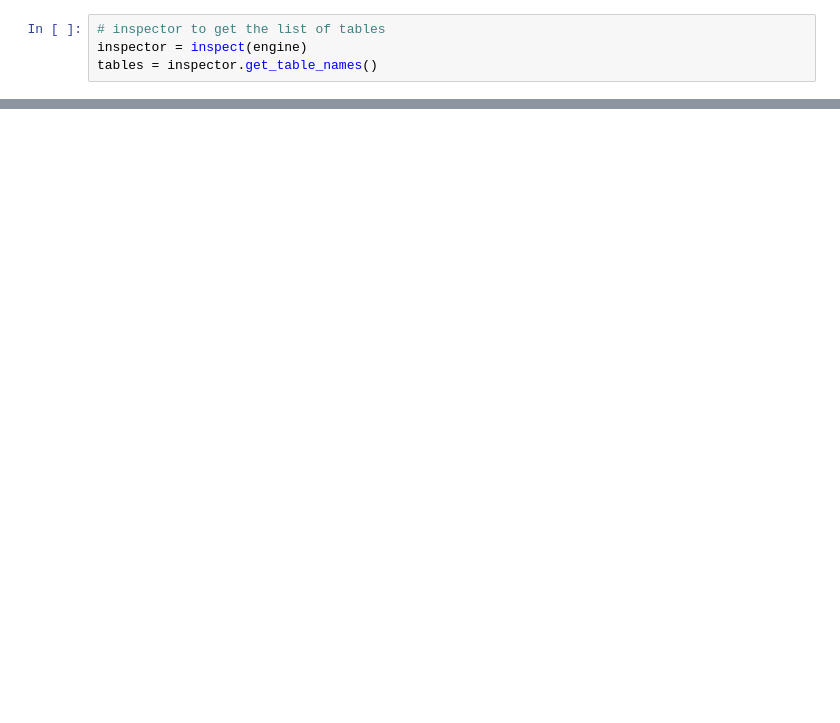
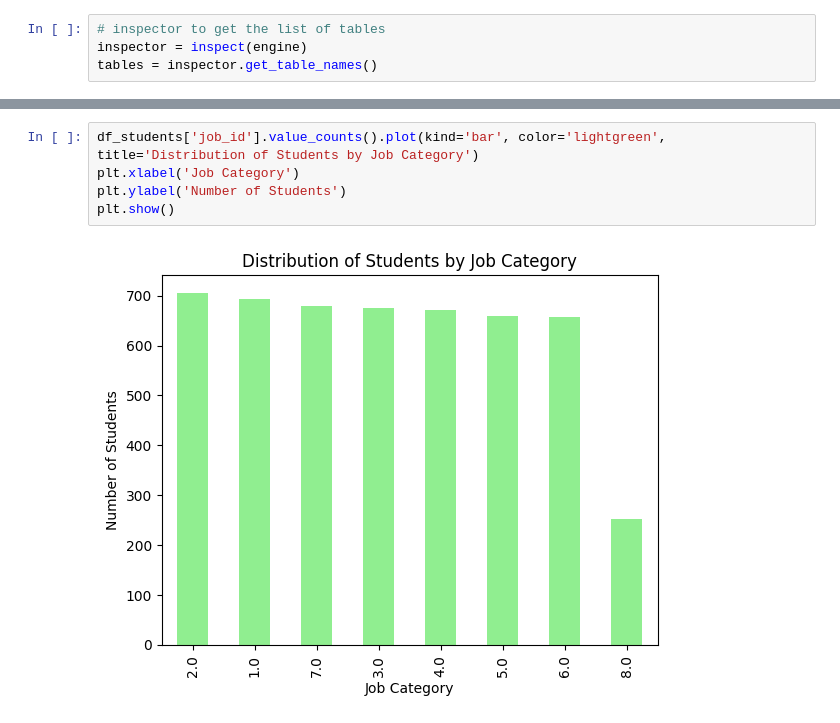
Before and after one commit to rkotkas/subscription-pipeline, a Jupyter notebook: dev/initial_exploration.ipynb, the cells around one changed output, grey strips where cells are left out. Saved outputs shown, nothing was run; the diff lists cells and outputs as text; blank space fills up the shorter version.

```diff
--- a/dev/initial_exploration.ipynb
+++ b/dev/initial_exploration.ipynb
@@ -171,0 +368,7 @@ merged_df.to_csv('merged_data.csv', index=False)
+# %%
+df_students['job_id'].value_counts().plot(kind='bar', color='lightgreen', title='Distribution of Students by Job Category')
+plt.xlabel('Job Category')
+plt.ylabel('Number of Students')
+plt.show()
+# %% [output]
+[figure, added]
```
Also changed, not shown: parts of 56 cells of this notebook, 4 other files.
